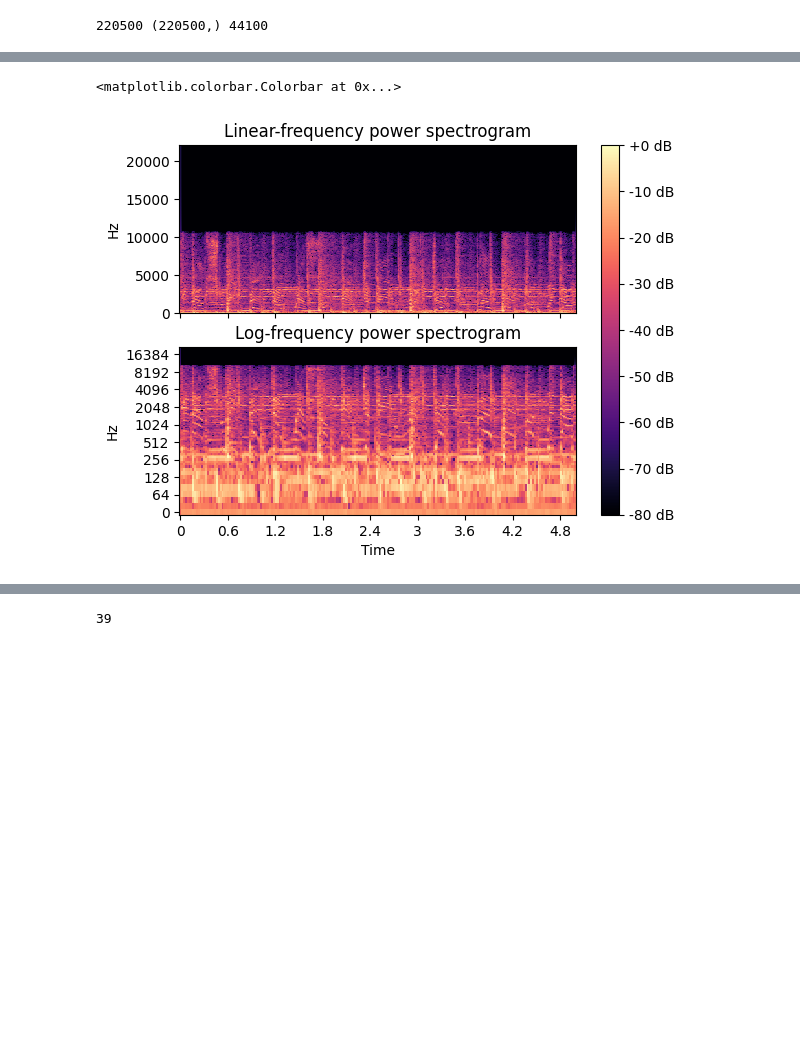
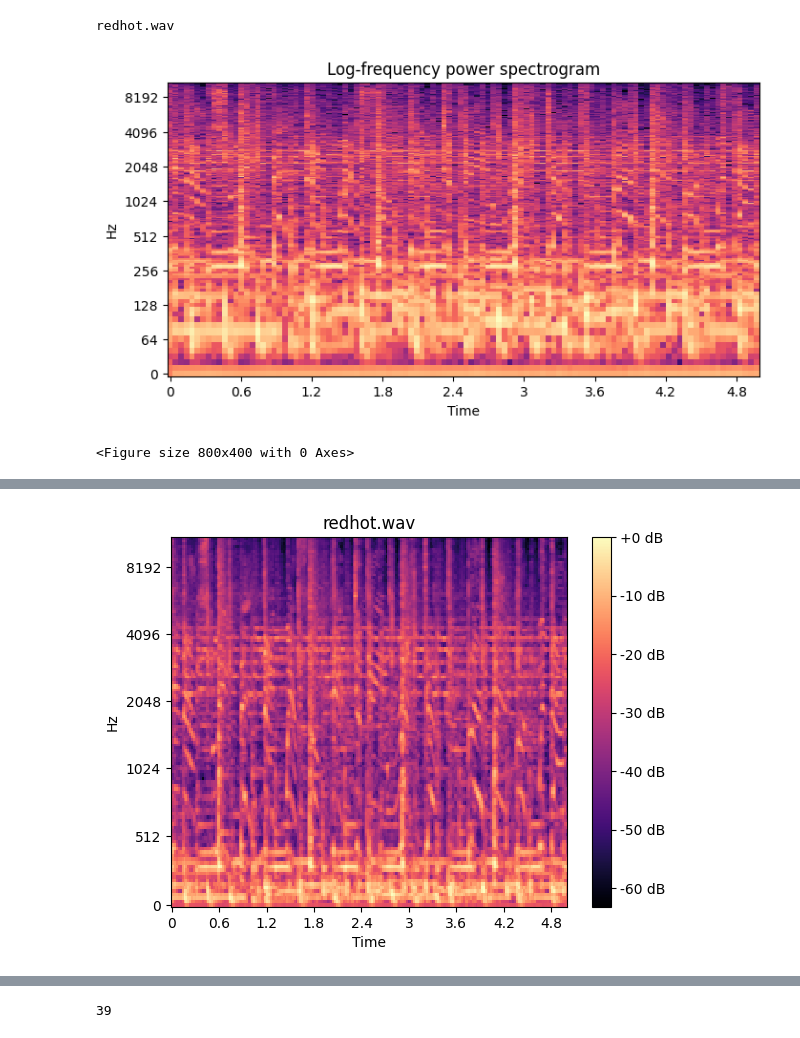
Before and after one commit to crismartinezco/AudioDataAugmentation, a Jupyter notebook: Script in jupyter.ipynb, the cells around one changed output, grey strips where cells are left out. Saved outputs shown, nothing was run; the diff lists cells and outputs as text; code cells hidden in the pictures; blank space fills up the shorter version.

```diff
--- a/Script in jupyter.ipynb
+++ b/Script in jupyter.ipynb
@@ -58,9 +112,42 @@ def plot_fourier(signal, fft_freqs, fill_area=None, fill=False):
+# %%
+redhot = fr"C:\Users\LEGION\PycharmProjects\AudioDataAugmentation\redhot.wav"
+title = redhot.split('''\\''')[-1]
+print(title)
+    # def laplace_extraction(self, file):
+    #     """
+    #     Extracts Laplace value from the filename based on a defined format.
+    #
+    #     Args:
+    #         file (str): Path to the signal file.
+    #
+    #     Returns:
+    #         list: List containing the extracted Laplace value (float).
+    #     """
+    #     file = str (file)
+    #     parts = file.split ('_')
+    #     laplace_value = []
+    #     if len (parts) >= 5:
+    #         # Adjust the index based on your file name structure
+    #         desired_part = parts[3] #.split ('.')
+    #     laplace_value.append (desired_part)
+    #     laplace_value = [int (value.replace (',', '.')) for value in laplace_value]
+    #     return laplace_value
+# %% [output]
+redhot.wav
 # %%
+# Load file and perform STFT
 redhot = fr"C:\Users\LEGION\PycharmProjects\AudioDataAugmentation\redhot.wav"
-redhot_file, sr = librosa.load(redhot, duration=5, mono=False, sr=44100)
-print(len(redhot_file), redhot_file.shape, sr)
+title = redhot.split('''\\''')[-1]
+redhot_file, sr = librosa.load(redhot, duration=5, mono=False, sr=22050)
 
-# hear file
+n_fft = 1024
+stft = librosa.stft(redhot_file, n_fft=n_fft)
+fft_freqs = np.round(librosa.fft_frequencies(sr=sr, n_fft=n_fft))
+
+# play file
 ipd.Audio(redhot_file, rate=sr)
+plot_spectrogam(hop_length=1024, file=redhot_file)
+plot_mel_spectrogam(file=redhot_file, title=title)
 # %% [output]
+[figure, added]
-220500 (220500,) 44100
+<Figure size 800x400 with 0 Axes>
@@ -68,23 +154,4 @@ ipd.Audio(redhot_file, rate=sr)
+[figure, added]
-# %%
-fig, ax = plt.subplots(nrows=2, ncols=1, sharex=True)
-db = librosa.amplitude_to_db(np.abs(librosa.stft(redhot_file)), ref=np.max)
-img = librosa.display.specshow(db, y_axis='linear', x_axis='time',
-                               sr=sr, ax=ax[0])
-ax[0].set(title='Linear-frequency power spectrogram')
-ax[0].label_outer()
-
-hop_length = 1024
-db2 = librosa.amplitude_to_db(np.abs(librosa.stft(redhot_file, hop_length=hop_length)),
-                            ref=np.max)
-librosa.display.specshow(db2, y_axis='log', sr=sr, hop_length=hop_length,
-                         x_axis='time', ax=ax[1])
-ax[1].set(title='Log-frequency power spectrogram')
-ax[1].label_outer()
-
-fig.colorbar(img, ax=ax, format="%+2.f dB")
-# %% [output]
-<matplotlib.colorbar.Colorbar at 0x...>
-[figure, removed]
 # %%
 # time shift - introduces noise to change the start point of file
 start_ = int(np.random.uniform(-30000,30000))
```
Also changed, not shown: parts of 11 cells of this notebook.
